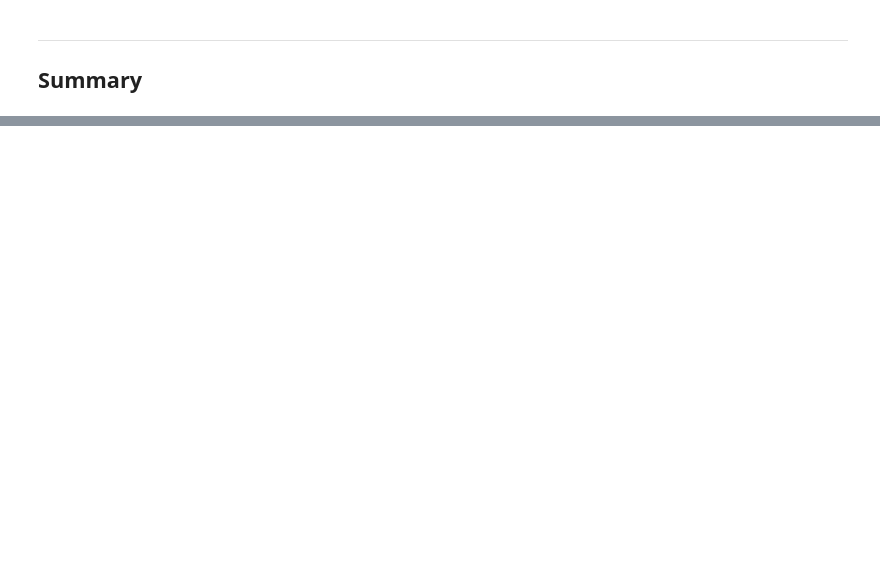
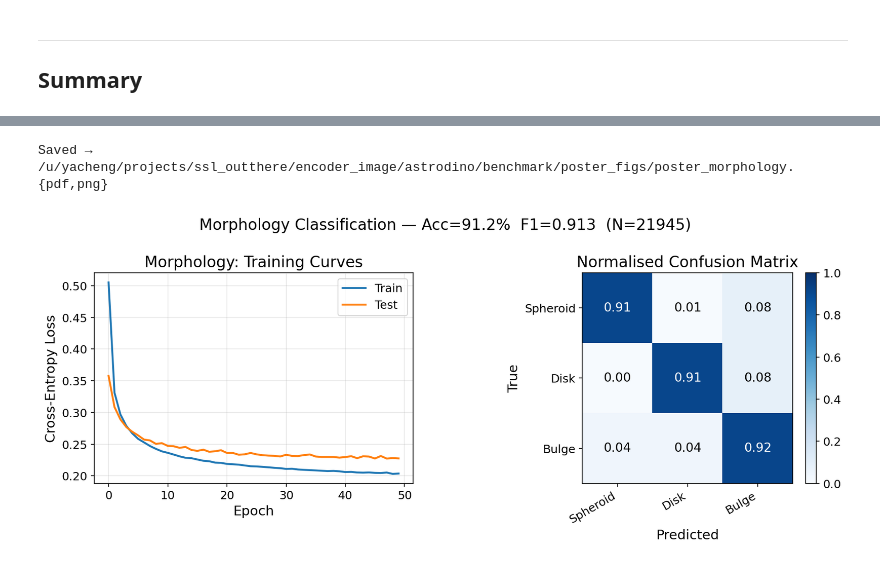
Before and after one commit to 2003cy/ssl_outthere, a Jupyter notebook: encoder_image/astrodino/benchmark/02_linear_probe.ipynb, the cells around one changed output, grey strips where cells are left out. Cells and saved outputs as stored; diff of their text form; code cells hidden in the pictures; blank space fills up the shorter version.

```diff
--- a/encoder_image/astrodino/benchmark/02_linear_probe.ipynb
+++ b/encoder_image/astrodino/benchmark/02_linear_probe.ipynb
@@ -297,6 +297,10 @@ classes_eval = sorted(np.unique(y_te))
 print(classification_report(y_te, y_pred_m,
       labels=classes_eval,
       target_names=[MORPH_NAMES[c] for c in classes_eval]))
+
+# Save for poster plots
+y_te_morph = y_te.copy()
+y_pred_morph = y_pred_m.copy()
 # %% [output]
 Train: 17556  Test: 4389
 === Morphology Results ===
@@ -748,0 +794,42 @@ Shared filters: reff ∈ [2.3, 72] px
+# %%
+# ─── Poster Figure 1: Morphology — training curves + normalised confusion matrix ───
+fig, axes = plt.subplots(1, 2, figsize=(12, 5))
+
+# --- Left: training curves ---
+ax = axes[0]
+ax.plot(tr_loss_m, label='Train', lw=2)
+ax.plot(te_loss_m, label='Test',  lw=2)
+ax.set_xlabel('Epoch')
+ax.set_ylabel('Cross-Entropy Loss')
+ax.set_title('Morphology: Training Curves')
+ax.legend()
+ax.grid(True, alpha=0.3)
+
+# --- Right: normalised confusion matrix ---
+classes_poster = sorted(np.unique(lbl_morph))
+cm = confusion_matrix(y_te_morph, y_pred_morph, labels=classes_poster)
+cm_n = cm.astype(float) / cm.sum(axis=1, keepdims=True)
+
+ax = axes[1]
+im = ax.imshow(cm_n, cmap='Blues', vmin=0, vmax=1)
+ax.set_xticks(range(len(classes_poster)))
+ax.set_yticks(range(len(classes_poster)))
+ax.set_xticklabels([MORPH_NAMES[c] for c in classes_poster], rotation=30, ha='right')
+ax.set_yticklabels([MORPH_NAMES[c] for c in classes_poster])
+for i in range(len(classes_poster)):
+    for j in range(len(classes_poster)):
+        ax.text(j, i, f'{cm_n[i,j]:.2f}', ha='center', va='center',
+                color='white' if cm_n[i, j] > 0.5 else 'black', fontsize=13)
+ax.set_xlabel('Predicted')
+ax.set_ylabel('True')
+ax.set_title('Normalised Confusion Matrix')
+plt.colorbar(im, ax=ax, fraction=0.046, pad=0.04)
+
+fig.suptitle(f'Morphology Classification — Acc={acc*100:.1f}%  F1={f1:.3f}  (N={len(emb_morph)})', fontsize=16)
+fig.tight_layout()
+fig.savefig(os.path.join(POSTER_DIR, 'poster_morphology.png'),transparent=True)
+print(f'Saved → {POSTER_DIR}/poster_morphology.{{pdf,png}}')
+plt.show()
+# %% [output]
+Saved → /u/yacheng/projects/ssl_outthere/encoder_image/astrodino/benchmark/poster_figs/poster_morphology.{pdf,png}
+[figure, added]
```
Also changed, not shown: parts of 18 cells of this notebook, 15 other files.
